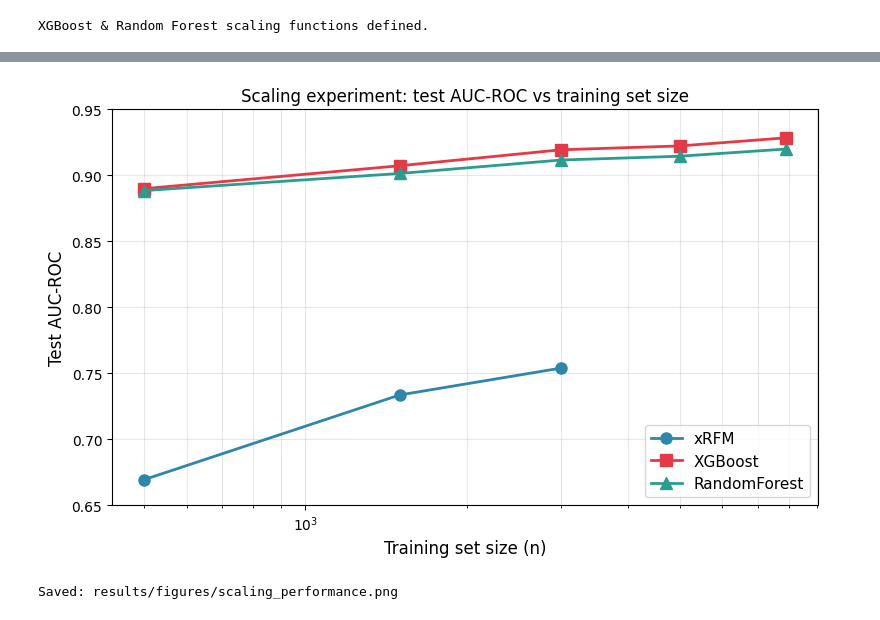
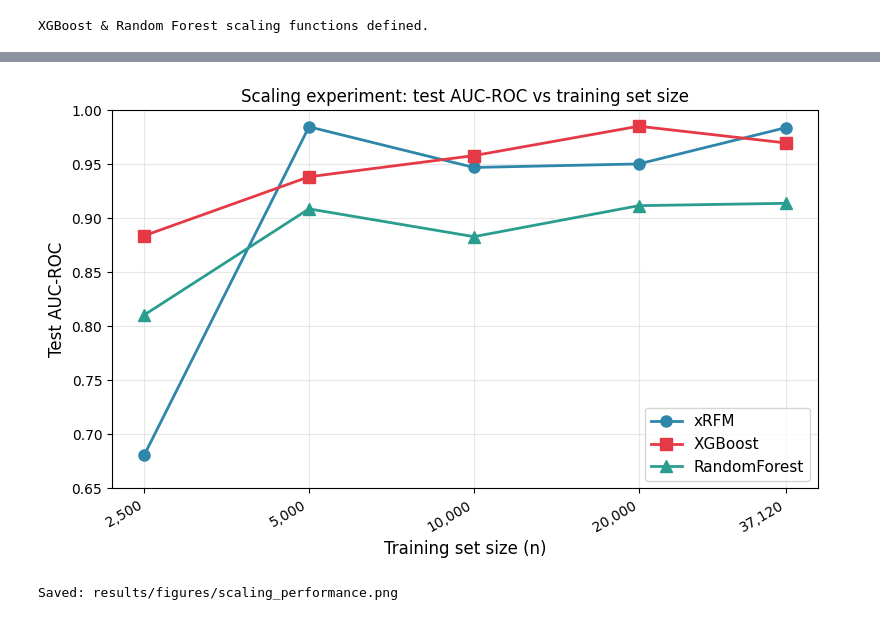
Before and after one commit to Jacklanch/COMP9417-xRFM-project, a Jupyter notebook: 03_scaling_experiment.ipynb, the cells around one changed output, grey strips where cells are left out. Cells and saved outputs as stored; diff of their text form; code cells hidden in the pictures.

Commit message:
fixed scaling experiment issues and regenerated plots

```diff
--- a/03_scaling_experiment.ipynb
+++ b/03_scaling_experiment.ipynb
@@ -23,7 +23,7 @@ if torch.cuda.is_available():
 DEVICE = torch.device('cuda' if torch.cuda.is_available() else 'cpu')
 print(f"Device: {DEVICE}")
 
-with open('data/processed/online_shoppers.pkl', 'rb') as f:
+with open('processed/shuttle.pkl', 'rb') as f:
     data = pickle.load(f)
 
 X_train_full = data['X_train']
@@ -34,10 +34,10 @@ y_val_full   = data['y_val']
 y_test       = data['y_test']
 n_classes    = data['n_classes']
 
-print(f"Full dataset — n_train: {len(X_train_full)}, n_val: {len(X_val_full)}, n_test: {len(X_test)}")
+print(f"n_train: {len(X_train_full)}, n_val: {len(X_val_full)}, n_test: {len(X_test)}")
 print(f"Features: {X_train_full.shape[1]}, classes: {n_classes}")
 
-SUBSAMPLE_SIZES = [500, 1500, 3000, 5000, len(X_train_full)]
+SUBSAMPLE_SIZES = [2500, 5000, 10000, 20000, len(X_train_full)]
 print(f"\nWill evaluate at n = {SUBSAMPLE_SIZES}")
 # %% [output]
 Device: cuda
@@ -329,29 +268,34 @@ Fitting xRFM with 1 trees and 0 iterations per tree
 # %%
 MODEL_ORDER = ['xRFM', 'XGBoost', 'RandomForest']
 MODEL_COLORS = {'xRFM': '#2E86AB', 'XGBoost': '#E63946', 'RandomForest': '#2A9D8F'}
 MODEL_MARKERS = {'xRFM': 'o', 'XGBoost': 's', 'RandomForest': '^'}
 
 fig, ax = plt.subplots(figsize=(8, 5))
 
 for model in MODEL_ORDER:
     sub = scaling_df[scaling_df['model'] == model].sort_values('n_train')
     ax.plot(sub['n_train'], sub['AUC-ROC'],
             marker=MODEL_MARKERS[model], color=MODEL_COLORS[model],
             linewidth=2, markersize=8, label=model)
 
 ax.set_xlabel('Training set size (n)', fontsize=12)
 ax.set_ylabel('Test AUC-ROC', fontsize=12)
 ax.set_title('Scaling experiment: test AUC-ROC vs training set size',
              fontsize=12)
 ax.set_xscale('log')
 ax.grid(True, which='both', alpha=0.3)
 ax.legend(fontsize=11, loc='lower right')
-ax.set_ylim(0.65, 0.95)
+ax.set_ylim(0.65, 1.0)
+
+x_ticks = sorted(scaling_df['n_train'].unique())
+ax.set_xticks(x_ticks)
+ax.set_xticklabels([f'{n:,}' for n in x_ticks], rotation=30, ha='right')
+ax.xaxis.set_minor_locator(plt.NullLocator())
 
 plt.tight_layout()
 plt.savefig('results/figures/scaling_performance.png', dpi=150, bbox_inches='tight')
 plt.show()
 print("Saved: results/figures/scaling_performance.png")
 # %% [output]
-[figure, old version]
+[figure, new version]
 Saved: results/figures/scaling_performance.png
```
Also changed, not shown: parts of 7 cells of this notebook, 3 other files.
